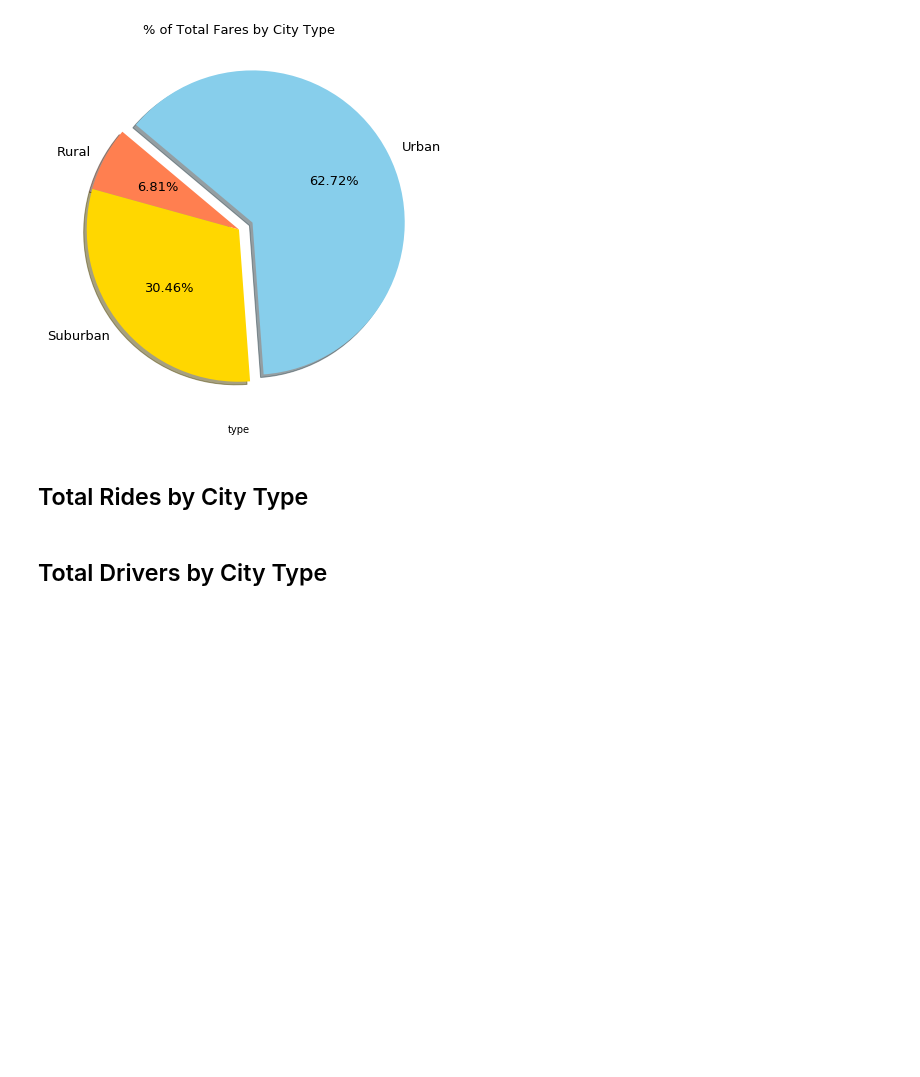
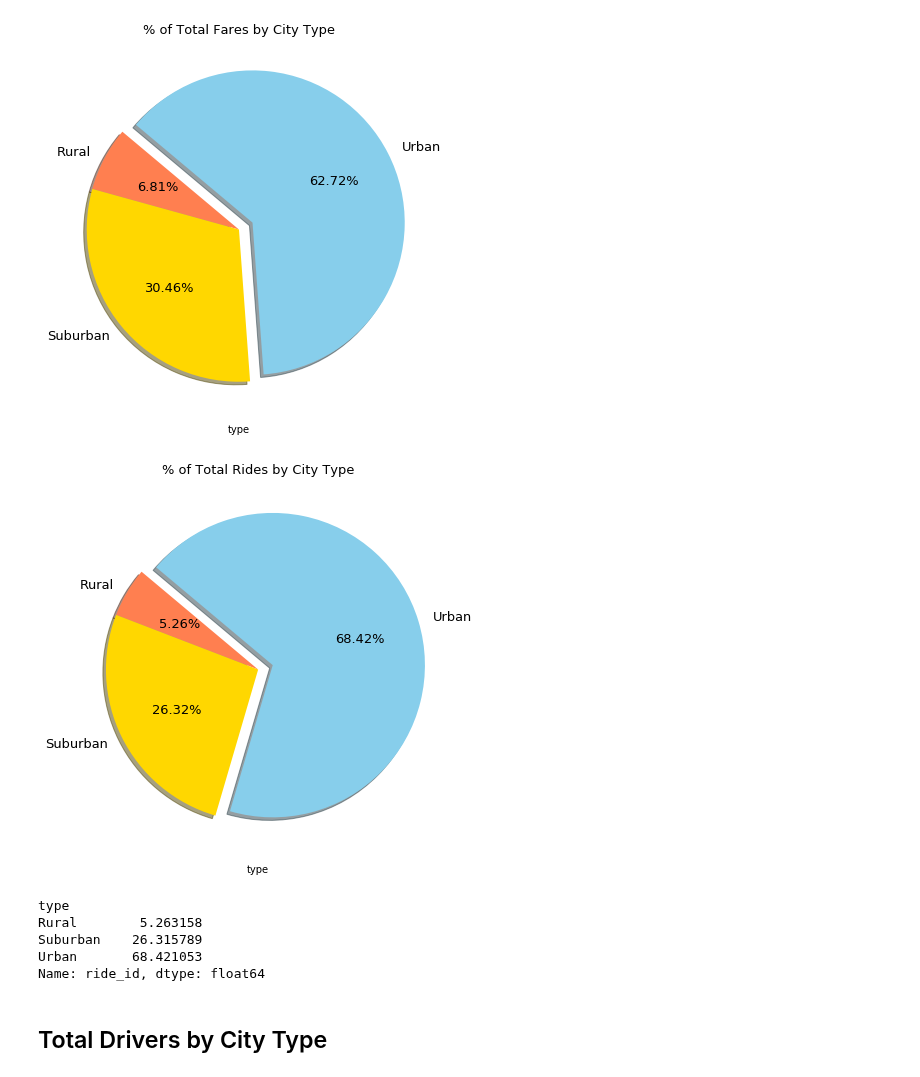
Before and after one commit to FeLowe/NW-Bootcamp-Homework, a Jupyter notebook: Matplotlib/pyber.ipynb, the cells around one changed output. Cells and saved outputs as stored; diff of their text form; code cells hidden in the pictures; blank space fills up the shorter version.

Commit message:
calculated Total Rides by City Type, created pie plot, saved to image file

```diff
--- a/Matplotlib/pyber.ipynb
+++ b/Matplotlib/pyber.ipynb
@@ -120,5 +120,3 @@ plt.savefig("pie_perc_by_city_type.png")
 plt.show()
 # %% [output]
 [figure]
-# %% [markdown]
-## Total Rides by City Type
@@ -131,3 +125,36 @@ plt.show()
+# %%
+# Calculate Ride Percents
+perc_by_city_ride = combined_data.groupby(["type"]).count()["ride_id"] / combined_data["ride_id"].count() * 100
+
+# Build Pie Chart
+plt.pie(perc_by_city_ride,
+        labels=["Rural", "Suburban", "Urban"],
+        colors=["coral", "gold", "skyblue"],
+        explode=[0, 0, 0.1],
+        autopct='%.2f%%', shadow=True, startangle=140,
+        textprops={"fontsize": 13}) # re-sizes font's size
+plt.title("% of Total Rides by City Type", fontsize=13)
+
+#Re-sizes plot pie
+perc_by_city_type.plot(figsize=(7,7))
+
+# Save Figure
+plt.savefig("pie_perc_by_city_ride.png")
+
+# Show Figure
+plt.show()
+
+perc_by_city_ride
+# Build Pie Chart
+
+# Save Figure
+# %% [output]
+[figure, added]
+type
+Rural        5.263158
+Suburban    26.315789
+Urban       68.421053
+Name: ride_id, dtype: float64
 # %%
 # Show Figure
 plt.show()
```
Also changed, not shown: parts of 3 cells of this notebook, 1 other file.
